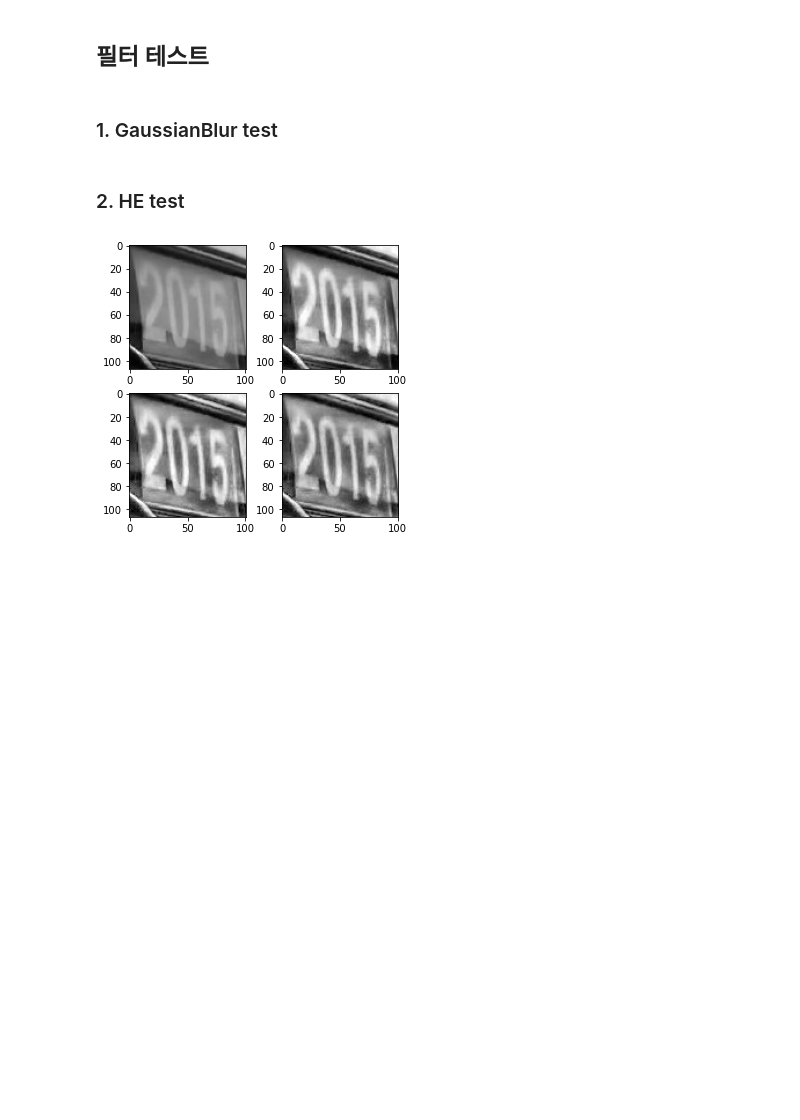
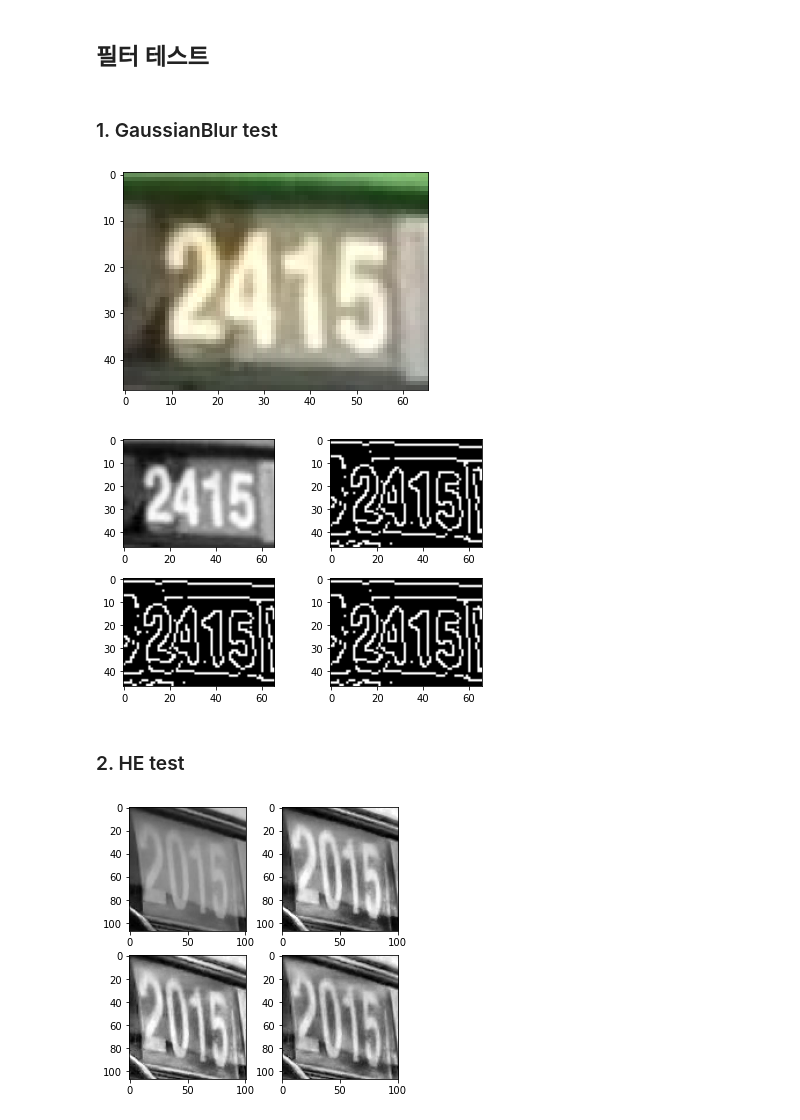
Before and after one commit to Eyes-On/AI, a Jupyter notebook: OCR/Image filter test.ipynb, the cells around one changed output. Saved outputs shown, nothing was run; the diff lists cells and outputs as text; code cells hidden in the pictures; blank space fills up the shorter version.

Commit message:
Add Gaussian blur & Histogram equalization

```diff
--- a/OCR/Image filter test.ipynb
+++ b/OCR/Image filter test.ipynb
@@ -251,32 +259,42 @@ sub4.imshow(blurred3, cmap='gray')
 plt.tight_layout()
 plt.show()
 # %%
+test_img = 'img/bus_num_fr/2415 (14).jpg'
+
+img = cv2.imread(test_img)
+
+plt.imshow(img)
+
+
 gray = cv2.cvtColor(img, cv2.COLOR_BGR2GRAY)
 blurred = cv2.GaussianBlur(gray, (5, 5), 0)
 
 fig = plt.figure()
 sub1 = fig.add_subplot(2,2,1)
 sub2 = fig.add_subplot(2,2,2)
 sub3 = fig.add_subplot(2,2,3)
 sub4 = fig.add_subplot(2,2,4)
 
 
 sub1.imshow(gray, cmap='gray')
 
-blurred1 = cv2.GaussianBlur(gray, (1, 1), 0)
-edged1 = cv2.Canny(blurred1, 700, 350, apertureSize = 5, L2gradient = True)
+blurred1 = cv2.GaussianBlur(gray, (3, 3), 0)
+edged1 = cv2.Canny(blurred1, 100, 200, apertureSize = 5, L2gradient = True)
 sub2.imshow(edged1, cmap='gray')
 
 blurred2 = cv2.GaussianBlur(gray, (3, 3), 0)
-edged2 = cv2.Canny(blurred, 10, 50, 255)
+edged2 = cv2.Canny(blurred2, 70, 200, apertureSize = 5, L2gradient = True)
 sub3.imshow(edged2, cmap='gray')
 
-blurred3 = cv2.GaussianBlur(gray, (5, 5), 0)
-edged3 = cv2.Canny(blurred, 10, 50, 255)
+blurred3 = cv2.GaussianBlur(gray, (3, 3), 0)
+edged3 = cv2.Canny(blurred3, 30, 200, apertureSize = 5, L2gradient = True)
 sub4.imshow(edged3, cmap='gray')
 
 plt.tight_layout()
 plt.show()
+# %% [output]
+[figure, added]
+[figure, added]
 # %%
 edged = cv2.Canny(blurred, 10, 50, 255)
 # %% [markdown]
```
Also changed, not shown: parts of 10 cells of this notebook.
